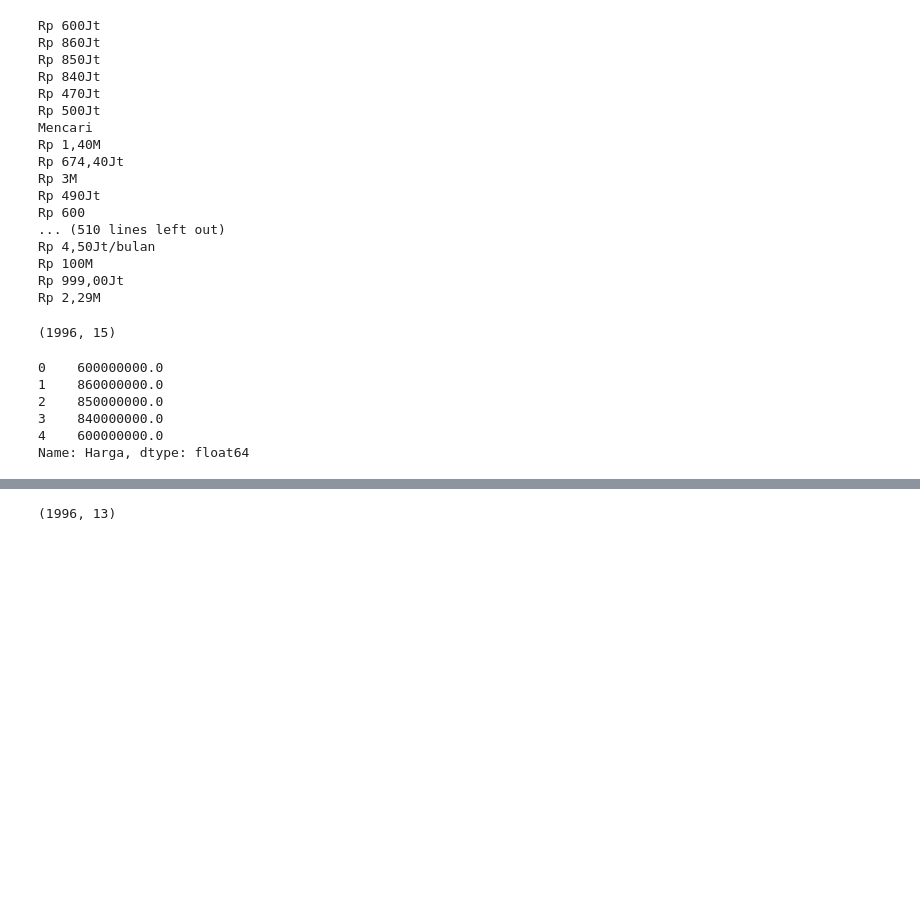
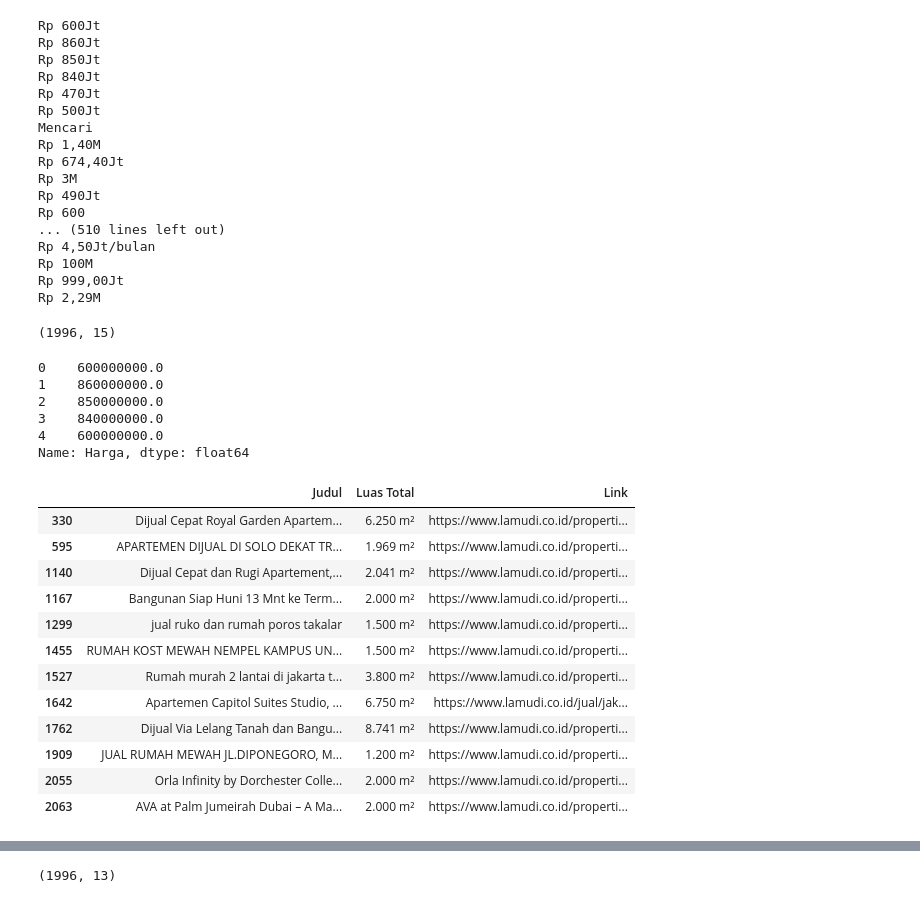
Before and after one commit to hanoremma/scraping-web, a Jupyter notebook: notebook/03_cleaning.ipynb, the cells around one changed output, grey strips where cells are left out. Drawn from its saved outputs; the diff is of its cells as text; code cells hidden in the pictures; blank space fills up the shorter version.

```diff
--- a/notebook/03_cleaning.ipynb
+++ b/notebook/03_cleaning.ipynb
@@ -191,6 +191,24 @@ df["Harga"].head()
 3    840000000.0
 4    600000000.0
 Name: Harga, dtype: float64
+# %%
+df[df["Luas Total"].str.contains(r"\.", na=False)][
+    ["Judul", "Luas Total", "Link"]
+]
+# %% [output]
+|  | Judul | Luas Total | Link |
+| 330 | Dijual Cepat Royal Garden Apartem... | 6.250 m² | https://www.lamudi.co.id/properti... |
+| 595 | APARTEMEN DIJUAL DI SOLO DEKAT TR... | 1.969 m² | https://www.lamudi.co.id/properti... |
+| 1140 | Dijual Cepat dan Rugi Apartement,... | 2.041 m² | https://www.lamudi.co.id/properti... |
+| 1167 | Bangunan Siap Huni 13 Mnt ke Term... | 2.000 m² | https://www.lamudi.co.id/properti... |
+| 1299 | jual ruko dan rumah poros takalar | 1.500 m² | https://www.lamudi.co.id/properti... |
+| 1455 | RUMAH KOST MEWAH NEMPEL KAMPUS UN... | 1.500 m² | https://www.lamudi.co.id/properti... |
+| 1527 | Rumah murah 2 lantai di jakarta t... | 3.800 m² | https://www.lamudi.co.id/properti... |
+| 1642 | Apartemen Capitol Suites Studio, ... | 6.750 m² | https://www.lamudi.co.id/jual/jak... |
+| 1762 | Dijual Via Lelang Tanah dan Bangu... | 8.741 m² | https://www.lamudi.co.id/properti... |
+| 1909 | JUAL RUMAH MEWAH JL.DIPONEGORO, M... | 1.200 m² | https://www.lamudi.co.id/properti... |
+| 2055 | Orla Infinity by Dorchester Colle... | 2.000 m² | https://www.lamudi.co.id/properti... |
+| 2063 | AVA at Palm Jumeirah Dubai – A Ma... | 2.000 m² | https://www.lamudi.co.id/properti... |
 # %%
 def convert_area(x):
 
```
Also changed, not shown: parts of 4 cells of this notebook, 2 other files.
